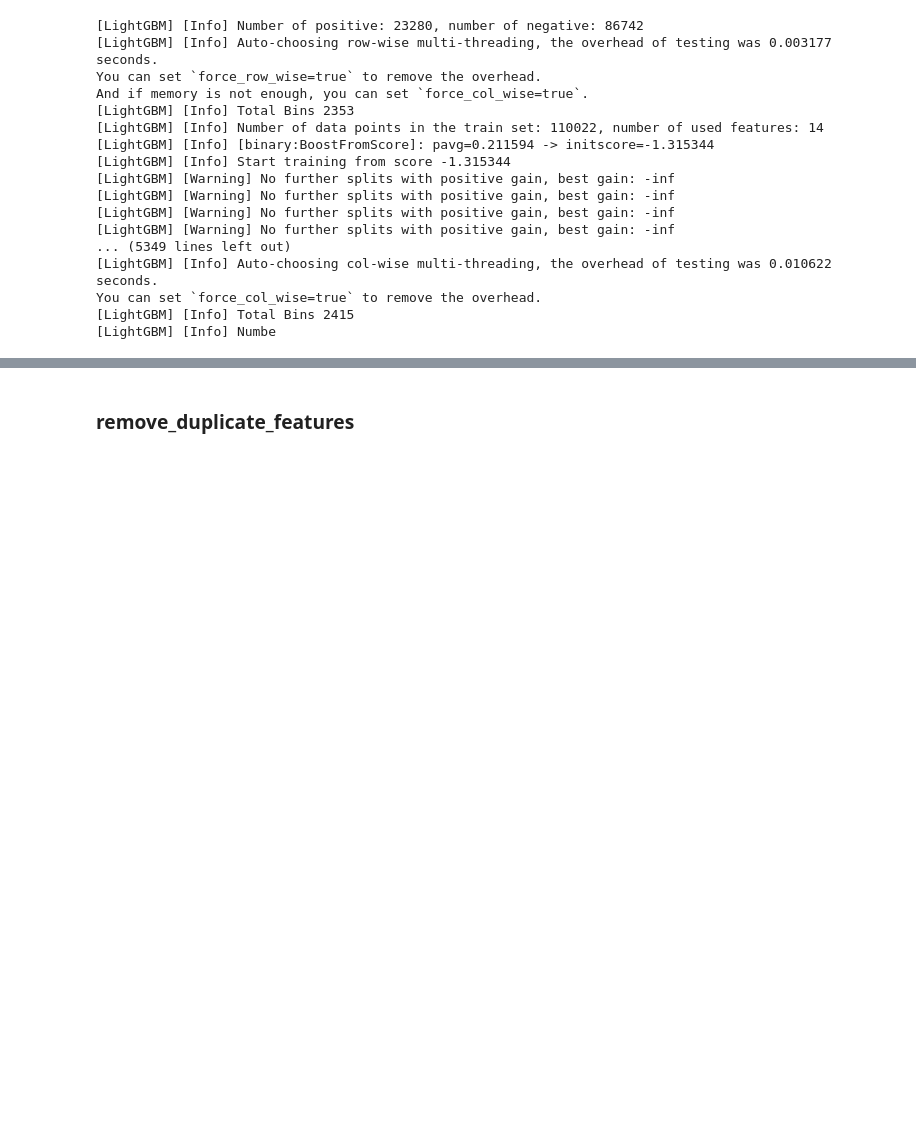
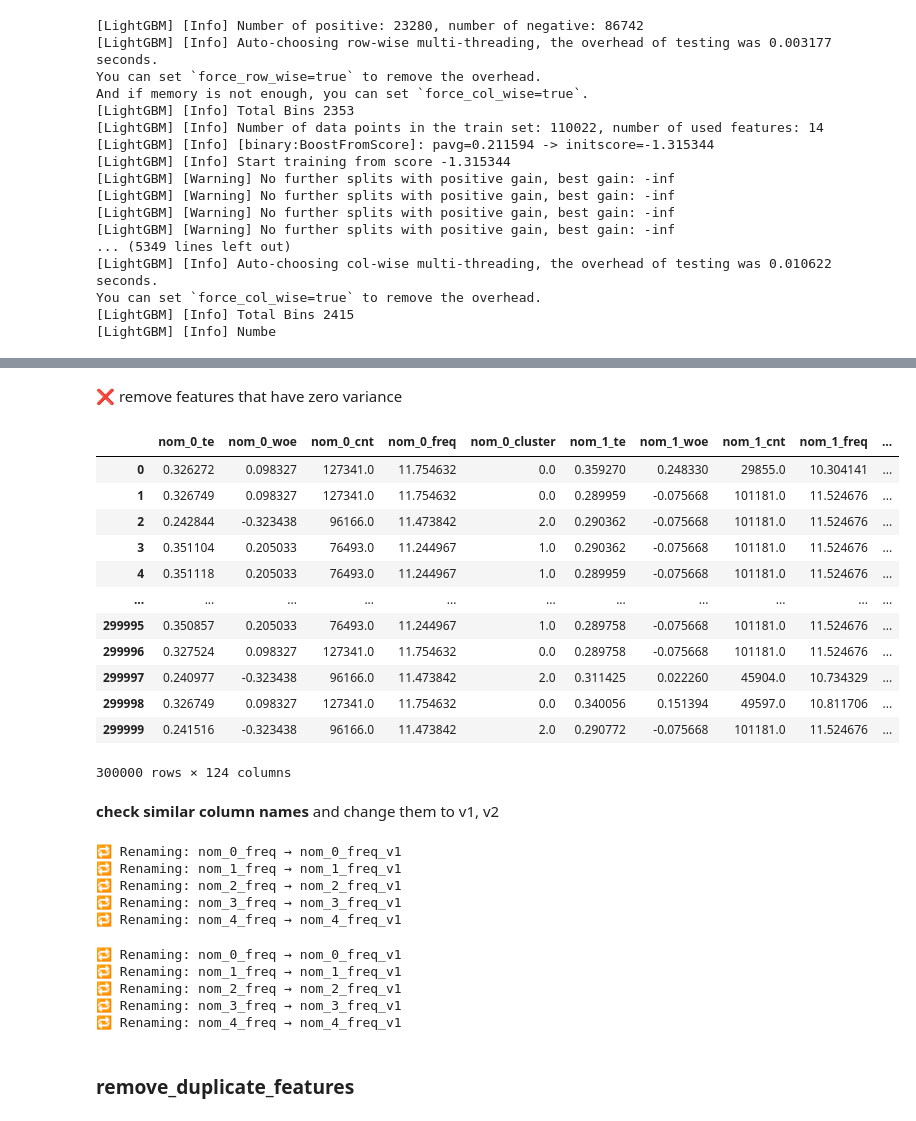
Before and after one commit to ismailSadouki/x42, a Jupyter notebook: models/feature_generation.ipynb, the cells around one changed output, grey strips where cells are left out. Cells and saved outputs as stored; diff of their text form; code cells hidden in the pictures; blank space fills up the shorter version.

```diff
--- a/models/feature_generation.ipynb
+++ b/models/feature_generation.ipynb
@@ -2335,0 +2934,11 @@ or
+# %%
+high_card_feats = high_card_feats
+
+X_train_hash_enc, X_test_hash_enc, hash_feature_names = feature_hashing(
+    X_train,
+    X_test,
+    high_card_feats,
+    n_features=64 # = sqrt(total_unique_categories) use 64 – 128 or or small data 32 – 64
+)
+
+X_train_hash_enc.head()
@@ -2369,2 +3367,34 @@ all_features = squares(all_features, squared_features)
+# %% [markdown]
+❌ remove features that have zero variance
+# %%
+from sklearn.feature_selection import VarianceThreshold
+import pandas as pd
+
+vt = VarianceThreshold(threshold=0.001)
+
+X_train_np = vt.fit_transform(X_train_engineered)
+X_test_np  = vt.transform(X_test_engineered)
+
+# keep only selected columns
+kept_cols = X_train_engineered.columns[vt.get_support()]
+
+X_train_engineered = pd.DataFrame(X_train_np, columns=kept_cols, index=X_train_engineered.index)
+X_test_engineered  = pd.DataFrame(X_test_np, columns=kept_cols, index=X_test_engineered.index)
+# %%
+X_train_engineered
+# %% [output]
+|  | nom_0_te | nom_0_woe | nom_0_cnt | nom_0_freq | nom_0_cluster | nom_1_te | nom_1_woe | nom_1_cnt | nom_1_freq | ... |
+| 0 | 0.326272 | 0.098327 | 127341.0 | 11.754632 | 0.0 | 0.359270 | 0.248330 | 29855.0 | 10.304141 | ... |
+| 1 | 0.326749 | 0.098327 | 127341.0 | 11.754632 | 0.0 | 0.289959 | -0.075668 | 101181.0 | 11.524676 | ... |
+| 2 | 0.242844 | -0.323438 | 96166.0 | 11.473842 | 2.0 | 0.290362 | -0.075668 | 101181.0 | 11.524676 | ... |
+| 3 | 0.351104 | 0.205033 | 76493.0 | 11.244967 | 1.0 | 0.290362 | -0.075668 | 101181.0 | 11.524676 | ... |
+| 4 | 0.351118 | 0.205033 | 76493.0 | 11.244967 | 1.0 | 0.289959 | -0.075668 | 101181.0 | 11.524676 | ... |
+| ... | ... | ... | ... | ... | ... | ... | ... | ... | ... | ... |
+| 299995 | 0.350857 | 0.205033 | 76493.0 | 11.244967 | 1.0 | 0.289758 | -0.075668 | 101181.0 | 11.524676 | ... |
+| 299996 | 0.327524 | 0.098327 | 127341.0 | 11.754632 | 0.0 | 0.289758 | -0.075668 | 101181.0 | 11.524676 | ... |
+| 299997 | 0.240977 | -0.323438 | 96166.0 | 11.473842 | 2.0 | 0.311425 | 0.022260 | 45904.0 | 10.734329 | ... |
+| 299998 | 0.326749 | 0.098327 | 127341.0 | 11.754632 | 0.0 | 0.340056 | 0.151394 | 49597.0 | 10.811706 | ... |
+| 299999 | 0.241516 | -0.323438 | 96166.0 | 11.473842 | 2.0 | 0.290772 | -0.075668 | 101181.0 | 11.524676 | ... |
+300000 rows × 124 columns
 # %%
 X_train_all = pd.concat(
@@ -2376,3 +3406,5 @@ X_test_all  = pd.concat(
     axis=1
 )
+# %% [markdown]
+**check similar column names** and change them to v1, v2
 # %%
@@ -2391,3 +3451,19 @@ X_test_all  = pd.concat(
+# %%
+X_train_all, X_test_all = rename_duplicate_columns(X_train_all, X_test_all)
+# %% [output]
+🔁 Renaming: nom_0_freq → nom_0_freq_v1
+🔁 Renaming: nom_1_freq → nom_1_freq_v1
+🔁 Renaming: nom_2_freq → nom_2_freq_v1
+🔁 Renaming: nom_3_freq → nom_3_freq_v1
+🔁 Renaming: nom_4_freq → nom_4_freq_v1
+# %%
+X_train_engineered, X_test_engineered = rename_duplicate_columns(X_train_engineered, X_test_engineered)
+# %% [output]
+🔁 Renaming: nom_0_freq → nom_0_freq_v1
+🔁 Renaming: nom_1_freq → nom_1_freq_v1
+🔁 Renaming: nom_2_freq → nom_2_freq_v1
+🔁 Renaming: nom_3_freq → nom_3_freq_v1
+🔁 Renaming: nom_4_freq → nom_4_freq_v1
 # %% [markdown]
 ### remove_duplicate_features
 # %%
```
Also changed, not shown: parts of 120 cells of this notebook, 37 other files.
